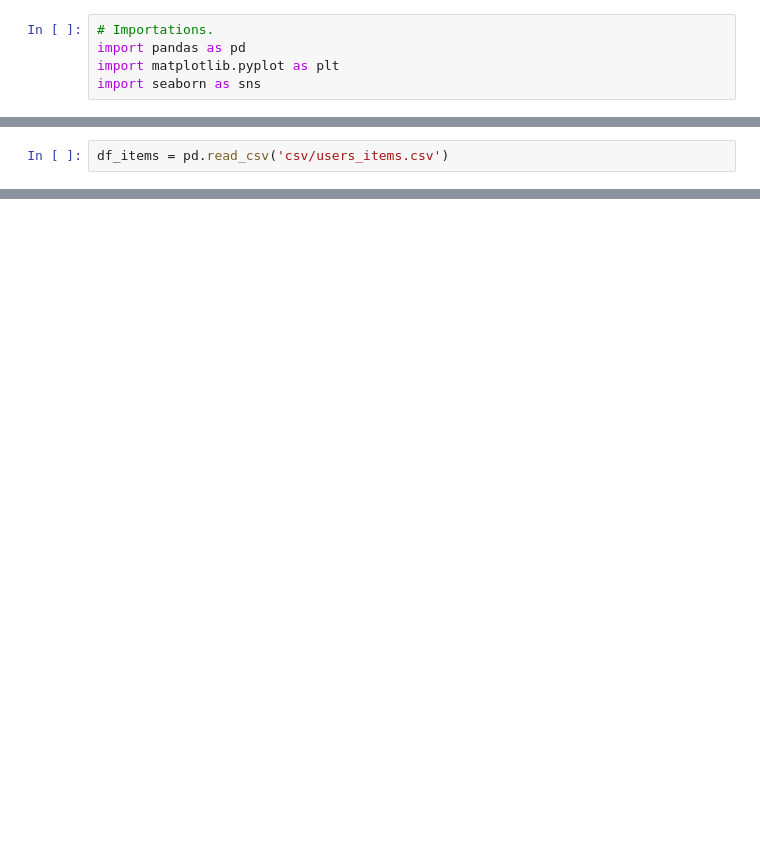
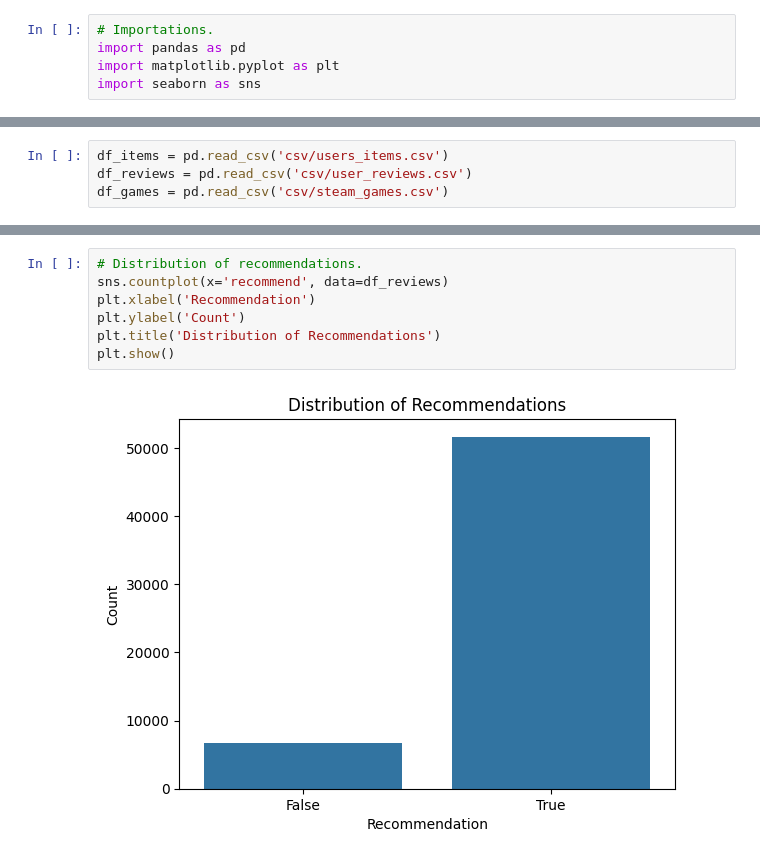
Before and after one commit to ajalvarez75/PI-STEAM, a Jupyter notebook: project/4. EDA.ipynb, the cells around one changed output, grey strips where cells are left out. Drawn from its saved outputs; the diff is of its cells as text; blank space fills up the shorter version.

```diff
--- a/project/4. EDA.ipynb
+++ b/project/4. EDA.ipynb
@@ -10,5 +20,7 @@ import seaborn as sns
 # %%
 df_items = pd.read_csv('csv/users_items.csv')
+df_reviews = pd.read_csv('csv/user_reviews.csv')
+df_games = pd.read_csv('csv/steam_games.csv')
 # %%
 df_items.head(1)
 # %% [output]
@@ -62,0 +164,9 @@ KeyboardInterrupt:
+# %%
+# Distribution of recommendations.
+sns.countplot(x='recommend', data=df_reviews)
+plt.xlabel('Recommendation')
+plt.ylabel('Count')
+plt.title('Distribution of Recommendations')
+plt.show()
+# %% [output]
+[figure, added]
```
Also changed, not shown: parts of 32 cells of this notebook, 1 other file.
